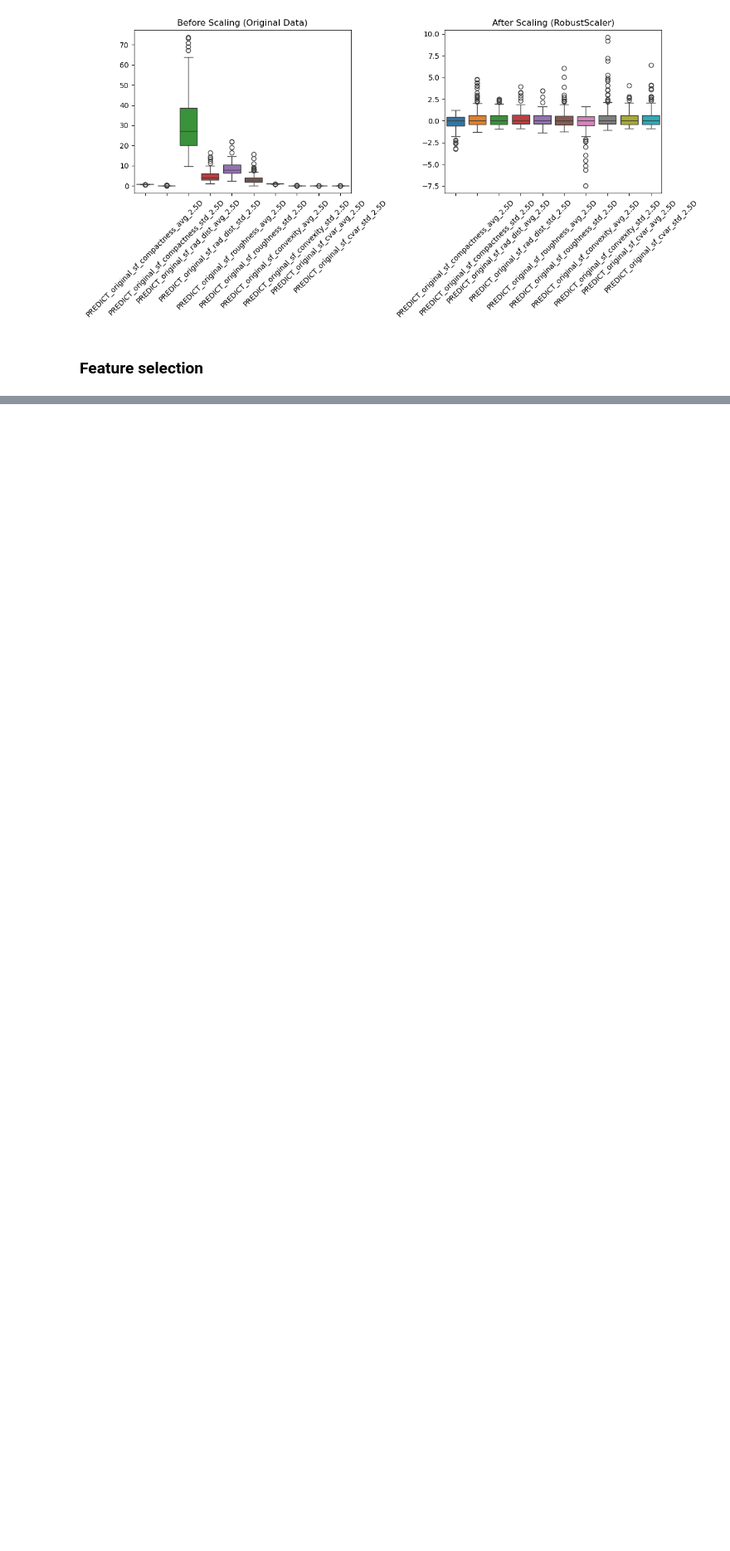
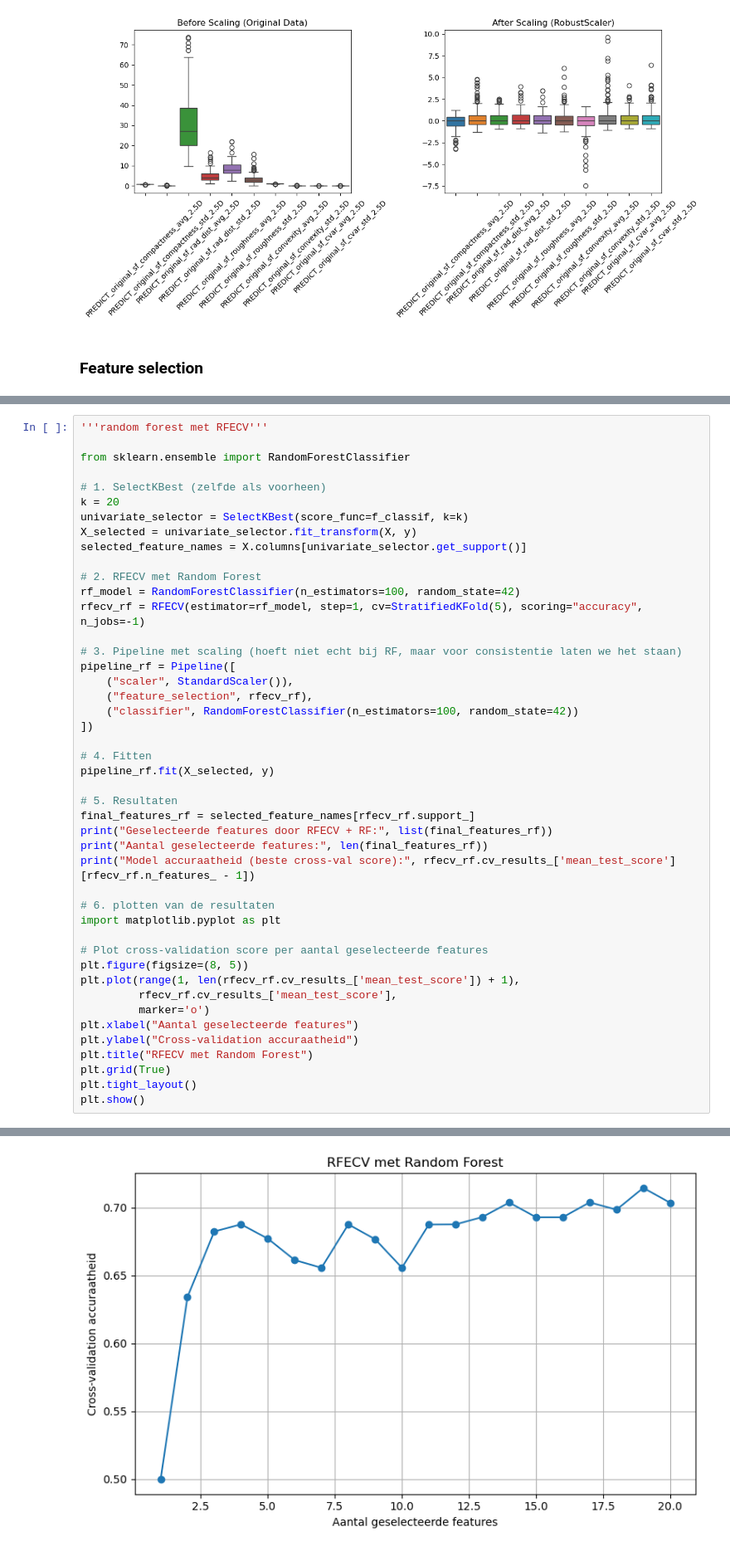
Before and after one commit to TaraVijgeboom/TM10007_Group10_Liver, a Jupyter notebook: assignment.ipynb, the cells around one changed output, grey strips where cells are left out. Shown at 83% size. Cells and saved outputs as stored; diff of their text form; blank space fills up the shorter version.

Commit message:
selectKbest + RFECV met verschillende classifiers

```diff
--- a/assignment.ipynb
+++ b/assignment.ipynb
@@ -297,0 +299,46 @@ Model accuraatheid (beste cross-val score): 0.8169274537695591
+# %%
+'''random forest met RFECV'''
+
+from sklearn.ensemble import RandomForestClassifier
+
+# 1. SelectKBest (zelfde als voorheen)
+k = 20
+univariate_selector = SelectKBest(score_func=f_classif, k=k)
+X_selected = univariate_selector.fit_transform(X, y)
+selected_feature_names = X.columns[univariate_selector.get_support()]
+
+# 2. RFECV met Random Forest
+rf_model = RandomForestClassifier(n_estimators=100, random_state=42)
+rfecv_rf = RFECV(estimator=rf_model, step=1, cv=StratifiedKFold(5), scoring="accuracy", n_jobs=-1)
+
+# 3. Pipeline met scaling (hoeft niet echt bij RF, maar voor consistentie laten we het staan)
+pipeline_rf = Pipeline([
+    ("scaler", StandardScaler()),
+    ("feature_selection", rfecv_rf),
+    ("classifier", RandomForestClassifier(n_estimators=100, random_state=42))
+])
+
+# 4. Fitten
+pipeline_rf.fit(X_selected, y)
+
+# 5. Resultaten
+final_features_rf = selected_feature_names[rfecv_rf.support_]
+print("Geselecteerde features door RFECV + RF:", list(final_features_rf))
+print("Aantal geselecteerde features:", len(final_features_rf))
+print("Model accuraatheid (beste cross-val score):", rfecv_rf.cv_results_['mean_test_score'][rfecv_rf.n_features_ - 1])
+
+# 6. plotten van de resultaten
+import matplotlib.pyplot as plt
+
+# Plot cross-validation score per aantal geselecteerde features
+plt.figure(figsize=(8, 5))
+plt.plot(range(1, len(rfecv_rf.cv_results_['mean_test_score']) + 1),
+         rfecv_rf.cv_results_['mean_test_score'],
+         marker='o')
+plt.xlabel("Aantal geselecteerde features")
+plt.ylabel("Cross-validation accuraatheid")
+plt.title("RFECV met Random Forest")
+plt.grid(True)
+plt.tight_layout()
+plt.show()
+# %% [output]
@@ -297,0 +348 @@ Model accuraatheid (beste cross-val score): 0.8169274537695591
+[figure, added]
```
Also changed, not shown: parts of 3 cells of this notebook.
